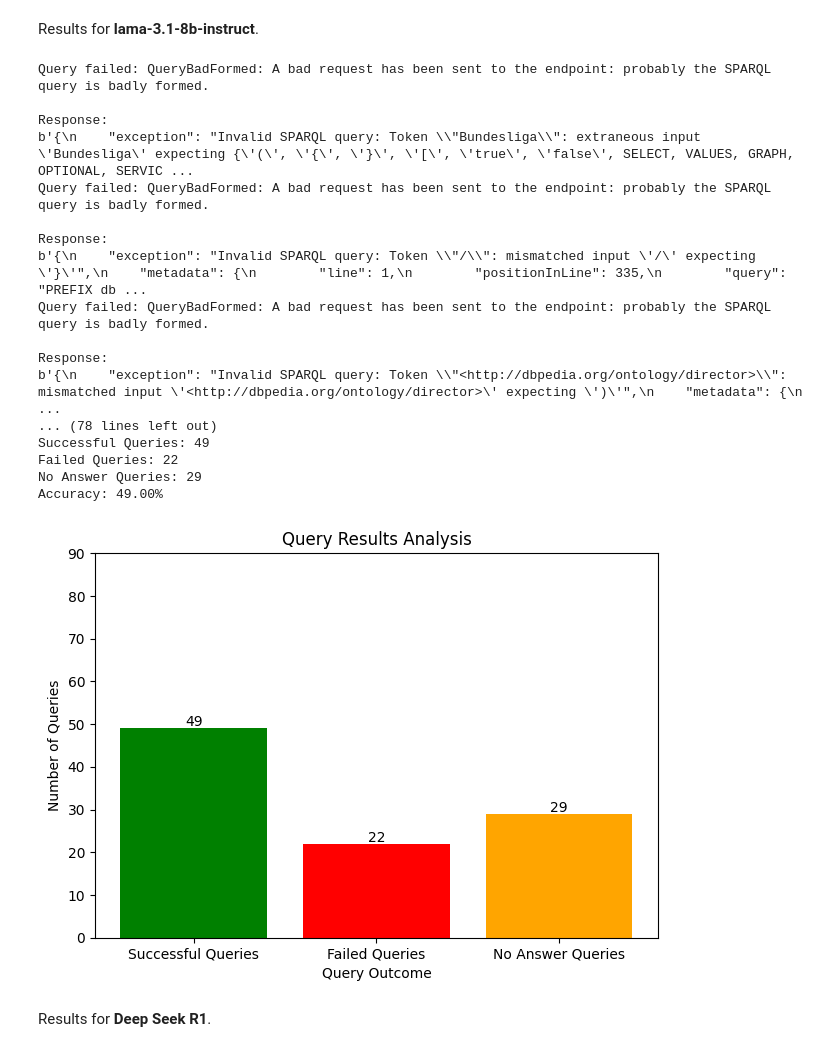
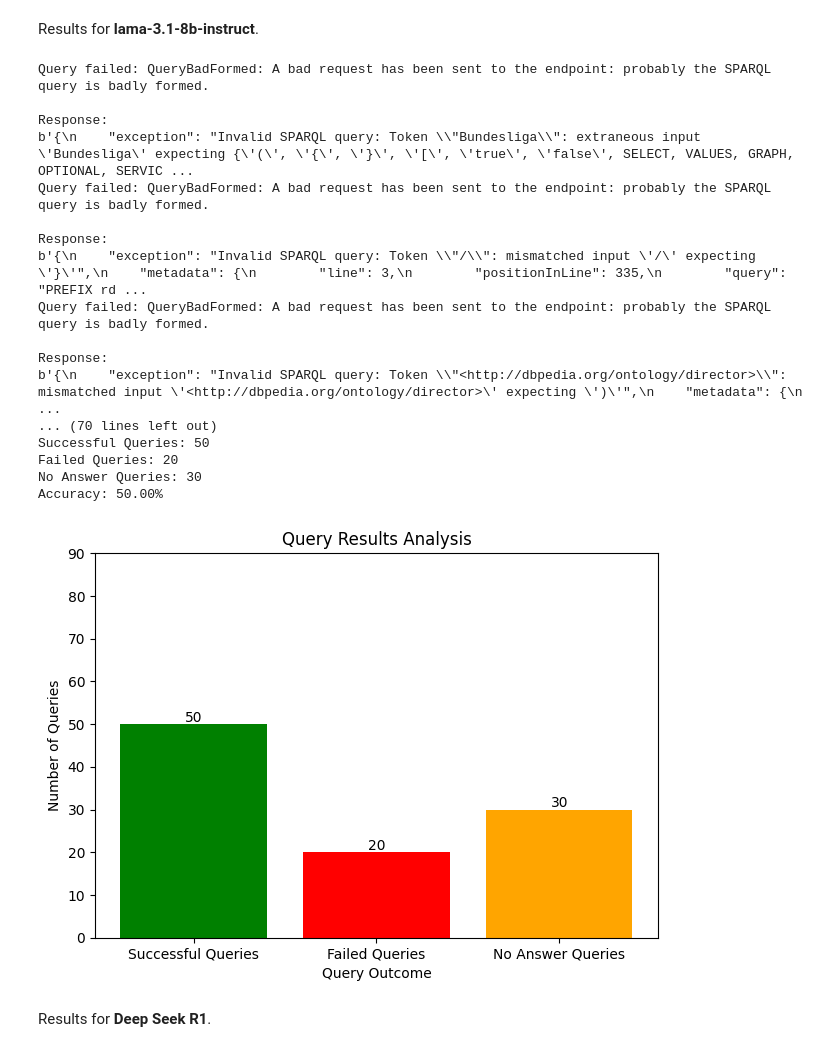
Before and after one commit to semantic-systems/Automatic-SPARQL-translation, a Jupyter notebook: QALD9-Plus-testing/CoT-entity-aligned/CoT-wikidata-dbpedia-think/CoT_wikidata_dbpedia_think.ipynb, the cells around one changed output. Drawn from its saved outputs; the diff is of its cells as text; code cells hidden in the pictures.

```diff
--- a/QALD9-Plus-testing/CoT-entity-aligned/CoT-wikidata-dbpedia-think/CoT_wikidata_dbpedia_think.ipynb
+++ b/QALD9-Plus-testing/CoT-entity-aligned/CoT-wikidata-dbpedia-think/CoT_wikidata_dbpedia_think.ipynb
@@ -750,8 +750,18 @@ PREFIX dct: <http://purl.org/dc/terms/>
 
 # Function to check and prepend prefixes if not present
 def ensure_prefixes(query):
-    if not query.strip().startswith("PREFIX"):
-        return PREFIXES + query
+    required_prefixes = [
+        "PREFIX rdf: <http://www.w3.org/1999/02/22-rdf-syntax-ns#>",
+        "PREFIX dbo: <http://dbpedia.org/ontology/>",
+        "PREFIX dbr: <http://dbpedia.org/resource/>",
+    ]
+
+    missing_prefixes = [p for p in required_prefixes if p not in query]
+
+    # Ensure the missing prefixes are added to the top
+    if missing_prefixes:
+        query = "\n".join(missing_prefixes) + "\n" + query
+
     return query
 
 # Function to query the SPARQL endpoint
@@ -832,40 +842,40 @@ print(f"Successful Queries: {successful_queries}")
 print(f"Failed Queries: {failed_queries}")
 print(f"No Answer Queries: {no_answer_queries}")
 print(f"Accuracy: {accuracy:.2f}%")
 
 # Visualize results with a bar chart
 categories = ['Successful Queries', 'Failed Queries', 'No Answer Queries']
 counts = [successful_queries, failed_queries, no_answer_queries]
 colors = ['green', 'red', 'orange']
 
 plt.bar(categories, counts, color=colors)
 plt.title('Query Results Analysis')
 plt.ylabel('Number of Queries')
 plt.xlabel('Query Outcome')
 plt.ylim(0, 90)
 for i, count in enumerate(counts):
     plt.text(i, count + 0.5, str(count), ha='center')
 plt.tight_layout()
 plt.show()
 # %% [output]
 Query failed: QueryBadFormed: A bad request has been sent to the endpoint: probably the SPARQL query is badly formed.
 
 Response:
 b'{\n    "exception": "Invalid SPARQL query: Token \\"Bundesliga\\": extraneous input \'Bundesliga\' expecting {\'(\', \'{\', \'}\', \'[\', \'true\', \'false\', SELECT, VALUES, GRAPH, OPTIONAL, SERVIC ...
 Query failed: QueryBadFormed: A bad request has been sent to the endpoint: probably the SPARQL query is badly formed.
 
 Response:
-b'{\n    "exception": "Invalid SPARQL query: Token \\"/\\": mismatched input \'/\' expecting \'}\'",\n    "metadata": {\n        "line": 1,\n        "positionInLine": 335,\n        "query": "PREFIX db ...
+b'{\n    "exception": "Invalid SPARQL query: Token \\"/\\": mismatched input \'/\' expecting \'}\'",\n    "metadata": {\n        "line": 3,\n        "positionInLine": 335,\n        "query": "PREFIX rd ...
 Query failed: QueryBadFormed: A bad request has been sent to the endpoint: probably the SPARQL query is badly formed.
 
 Response:
 b'{\n    "exception": "Invalid SPARQL query: Token \\"<http://dbpedia.org/ontology/director>\\": mismatched input \'<http://dbpedia.org/ontology/director>\' expecting \')\'",\n    "metadata": {\n      ...
-... (78 lines left out)
-Successful Queries: 49
-Failed Queries: 22
-No Answer Queries: 29
-Accuracy: 49.00%
+... (70 lines left out)
+Successful Queries: 50
+Failed Queries: 20
+No Answer Queries: 30
+Accuracy: 50.00%
-[figure, old version]
+[figure, new version]
 # %% [markdown]
 Results for **Deep Seek R1**.
 # %%
```
Also changed, not shown: parts of 1 cell of this notebook, 8 other files.
